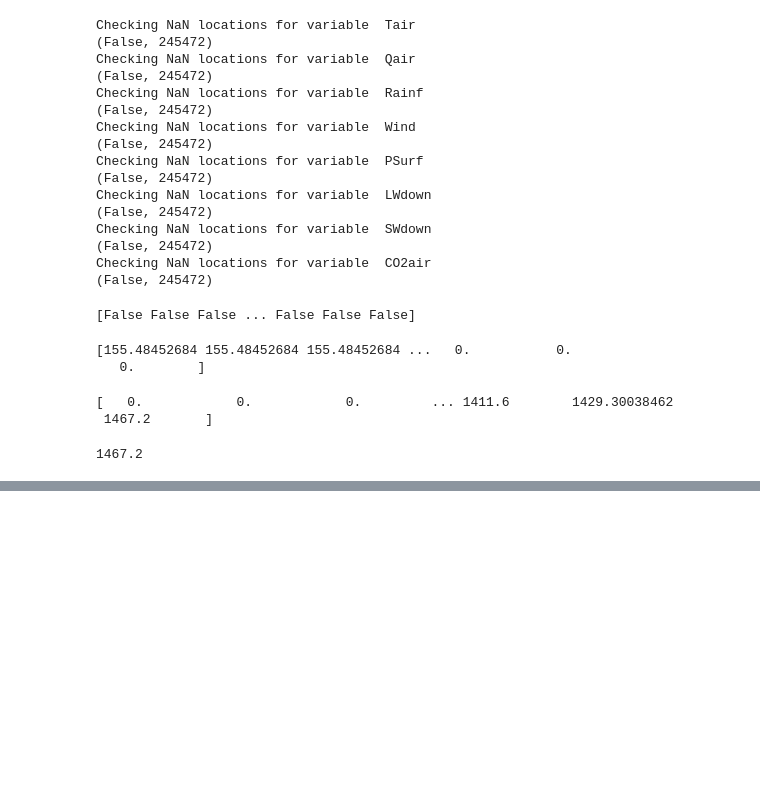
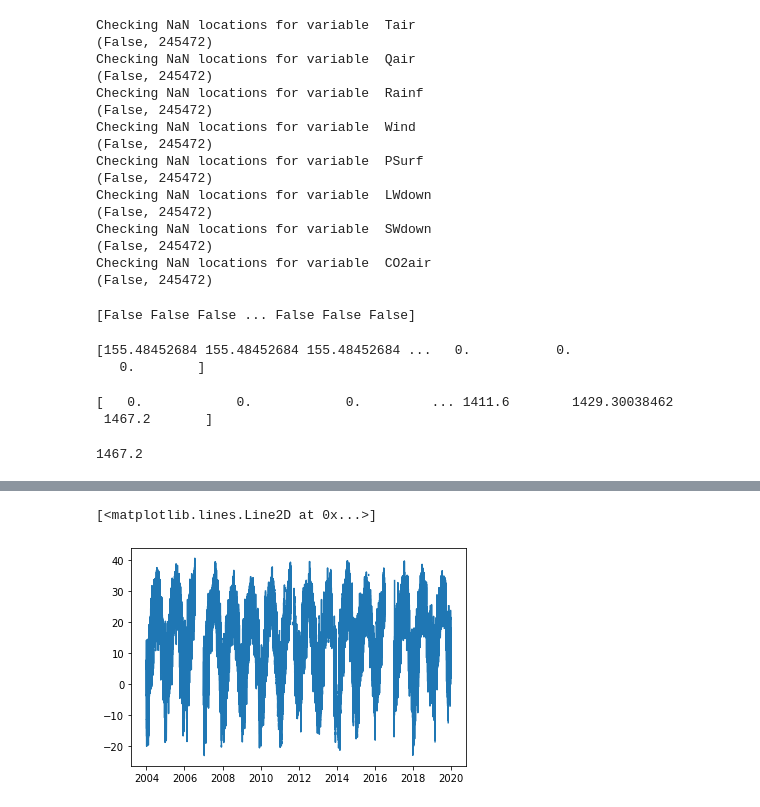
Before and after one commit to JDCP93/NEON_forecast, a Jupyter notebook: Testing.ipynb, the cells around one changed output, grey strips where cells are left out. Cells and saved outputs as stored; diff of their text form; code cells hidden in the pictures; blank space fills up the shorter version.

```diff
--- a/Testing.ipynb
+++ b/Testing.ipynb
@@ -68,0 +111,2 @@ print(np.max(swdown))
+# %%
+df.tair = np.fmax(df.tair,df.tair_raw)
@@ -68,0 +121,5 @@ print(np.max(swdown))
+# %%
+plt.plot(df.tair)
+# %% [output]
+[<matplotlib.lines.Line2D at 0x...>]
+[figure, added]
```
Also changed, not shown: parts of 5 cells of this notebook, 3 other files.
